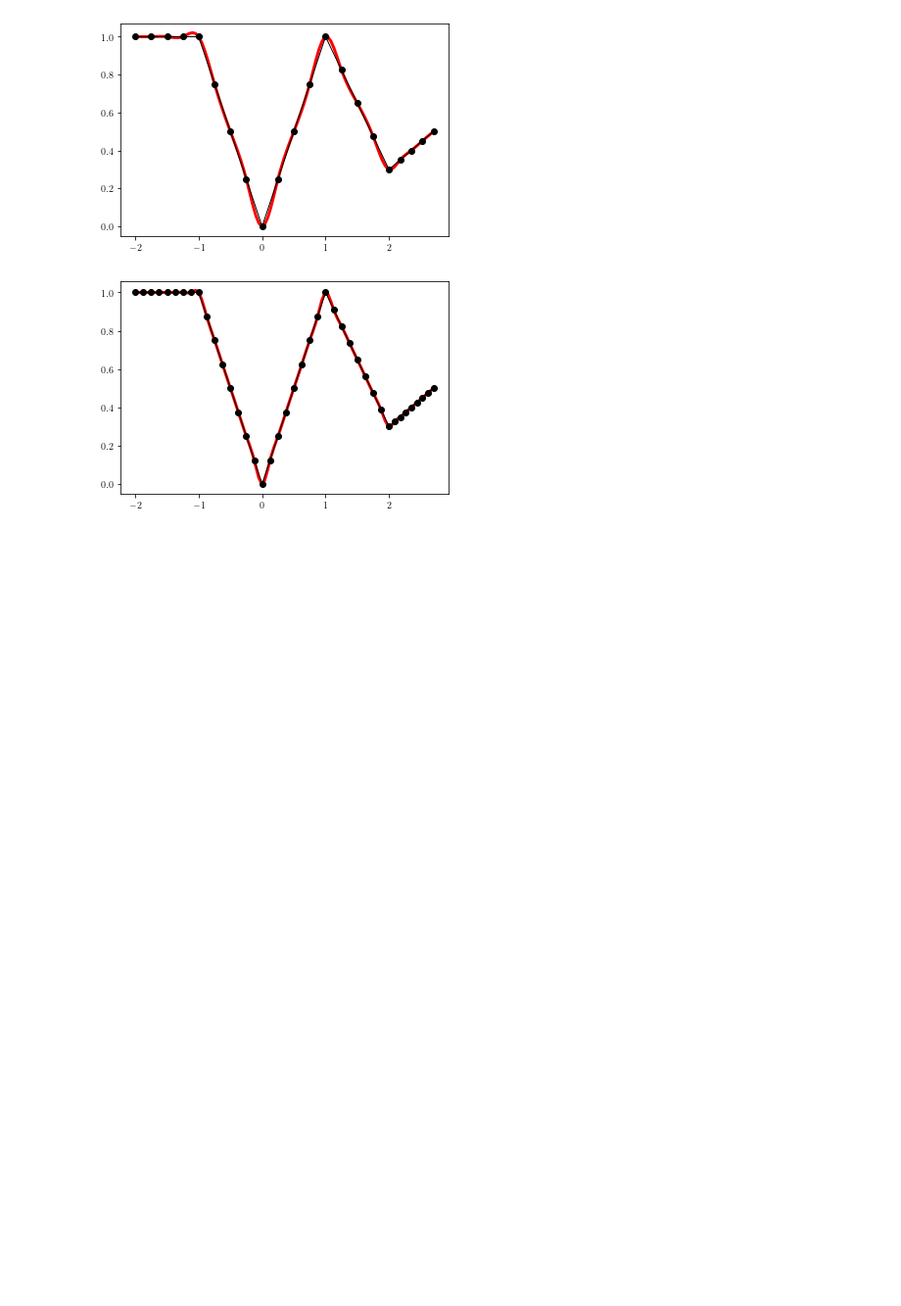
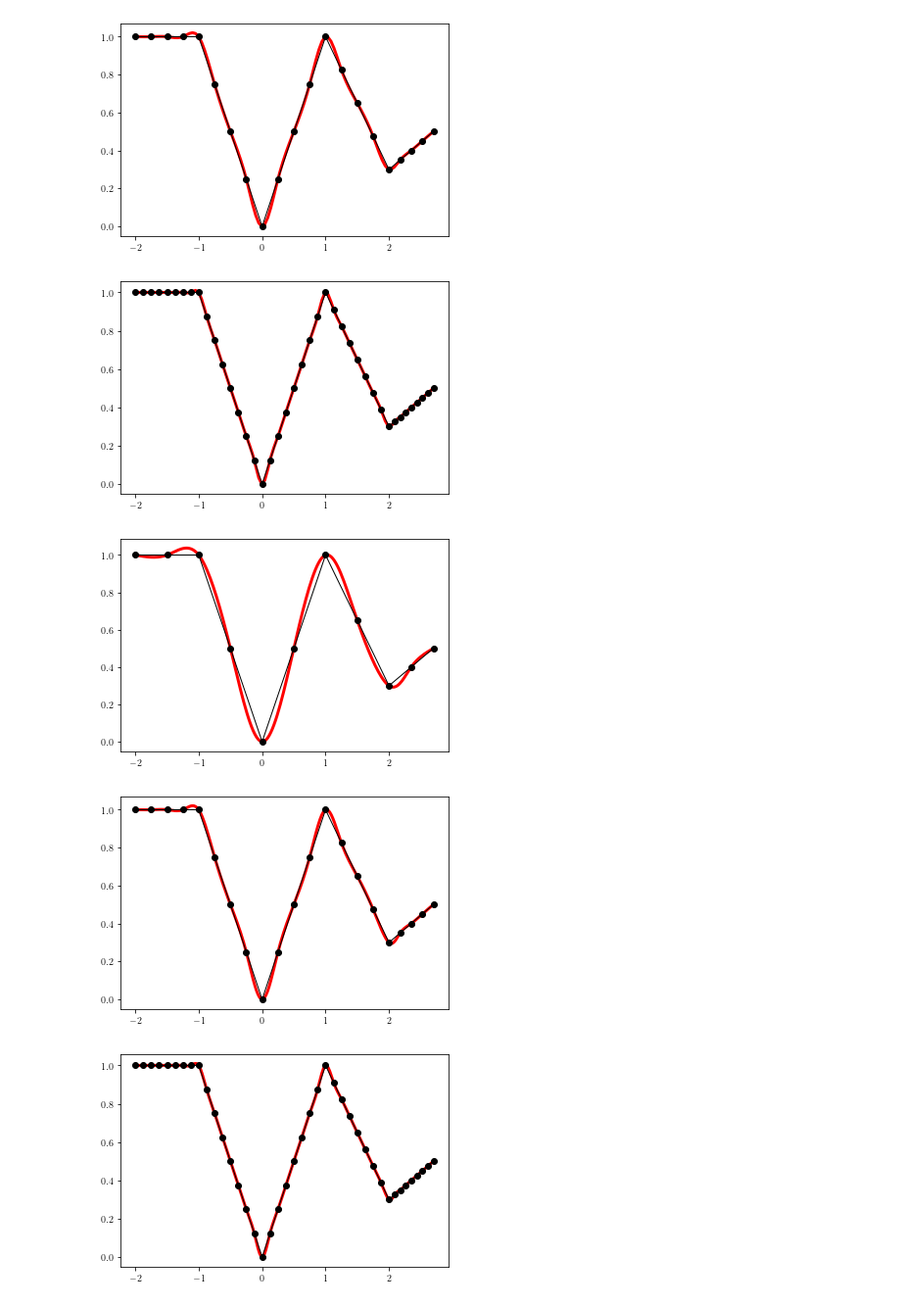
Before and after one commit to tbenthompson/tectosaur2, a Jupyter notebook: part4_splines.ipynb, the cells around one changed output. Shown: that part at 98% size. Drawn from its saved outputs; the diff is of its cells as text; code cells hidden in the pictures; blank space fills up the shorter version.

```diff
--- a/part4_splines.ipynb
+++ b/part4_splines.ipynb
@@ -69,3 +69,18 @@ for i in range(3):
 [figure]
 [figure]
 [figure]
+# %%
+refined = pts
+for i in range(3):
+    refined = refine(refined)
+    xhat_els = np.linspace(-1, 1, refined.shape[0])
+    spx = CubicSpline(xhat_els, refined[:,0], bc_type='natural')
+    spy = CubicSpline(xhat_els, refined[:,1], bc_type='natural')
+    xhat = np.linspace(-1, 1, 200)
+    plt.plot(spx(xhat), spy(xhat), 'r-')
+    plt.plot(refined[:,0], refined[:,1], 'k-o', linewidth=1)
+    plt.show()
+# %% [output]
+[figure, added]
+[figure, added]
+[figure, added]
```
Also changed, not shown: 3 other files.
